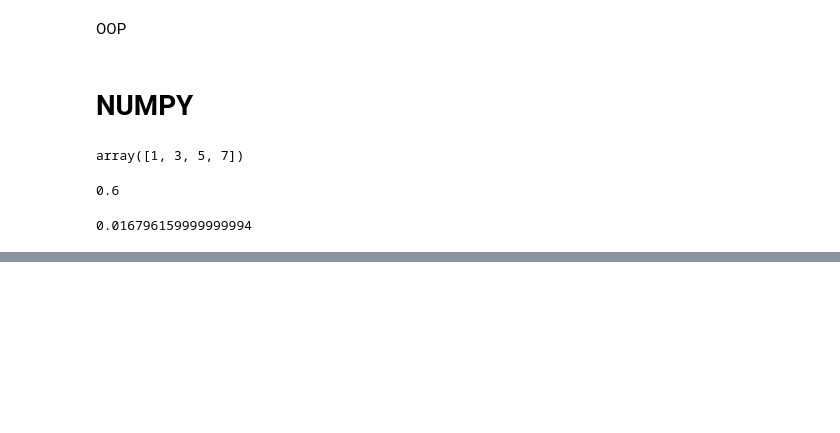
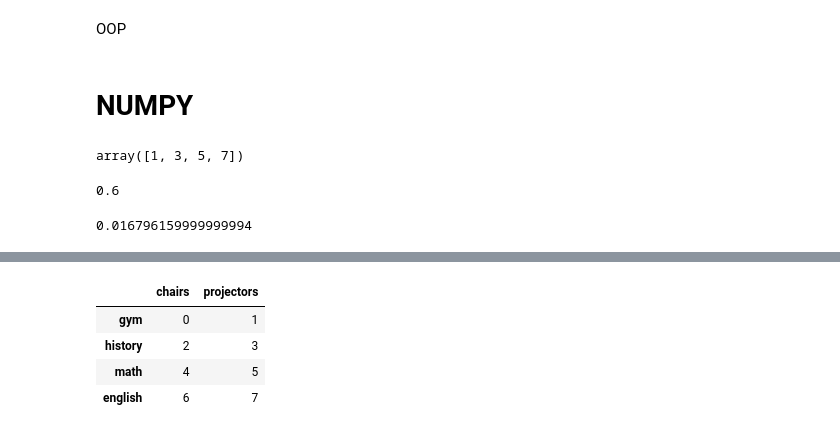
Before and after one commit to SmashAF/DSI_Study, a Jupyter notebook: Week1_Study_Sheet.ipynb, the cells around one changed output, grey strips where cells are left out. Cells and saved outputs as stored; diff of their text form; code cells hidden in the pictures; blank space fills up the shorter version.

```diff
--- a/Week1_Study_Sheet.ipynb
+++ b/Week1_Study_Sheet.ipynb
@@ -451,0 +537,13 @@ np.full((3,4), np.pi)
+# %%
+# create a dataframe
+classrooms = pd.DataFrame(
+    data = [[0,1], [2,3], [4,5], [6,7]],
+    columns=['chairs', 'projectors'],
+    index = ['gym','history','math', 'english' ]
+)
+# %% [output]
+|  | chairs | projectors |
+| gym | 0 | 1 |
+| history | 2 | 3 |
+| math | 4 | 5 |
+| english | 6 | 7 |
```
Also changed, not shown: parts of 23 cells of this notebook, 3 other files.
